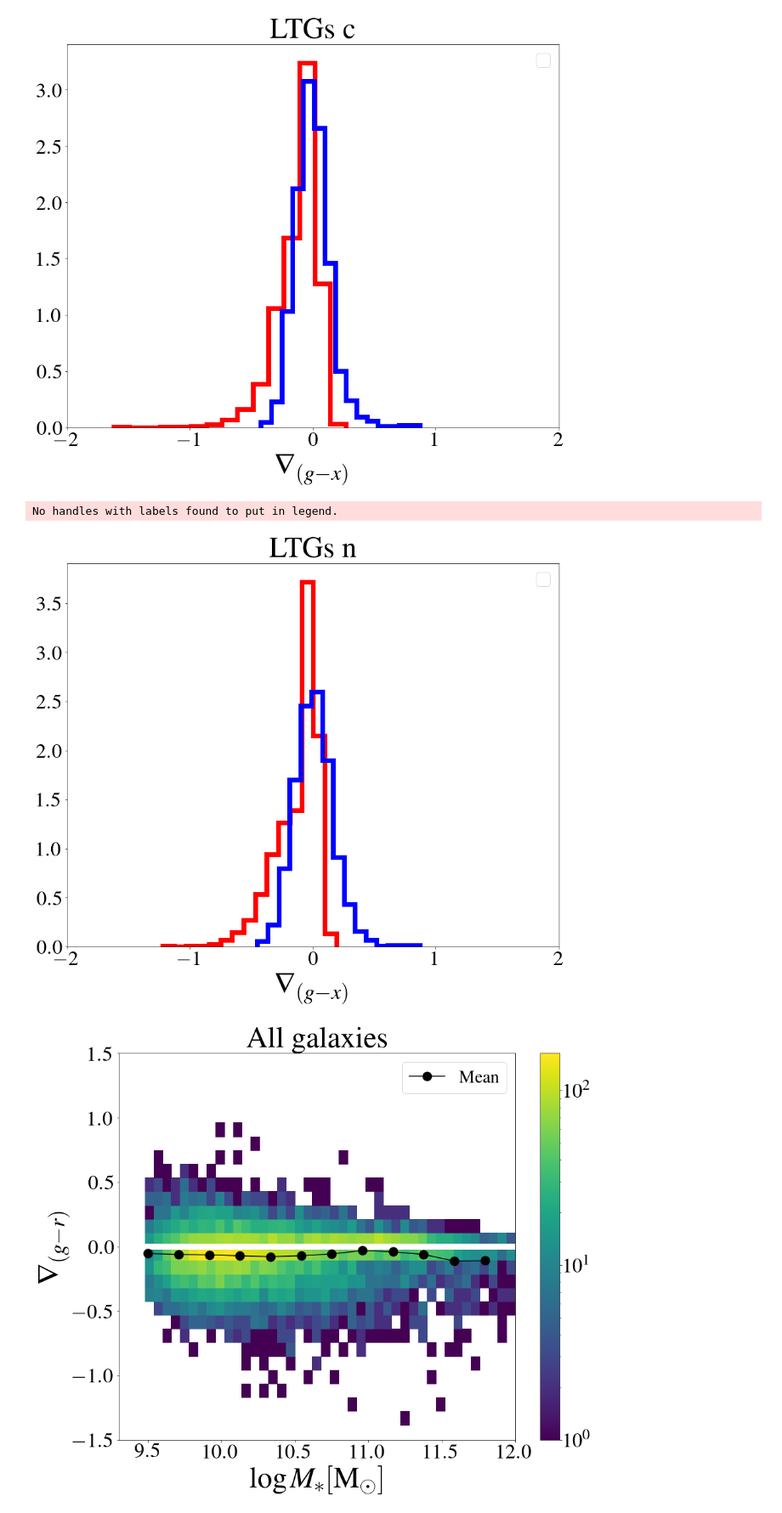
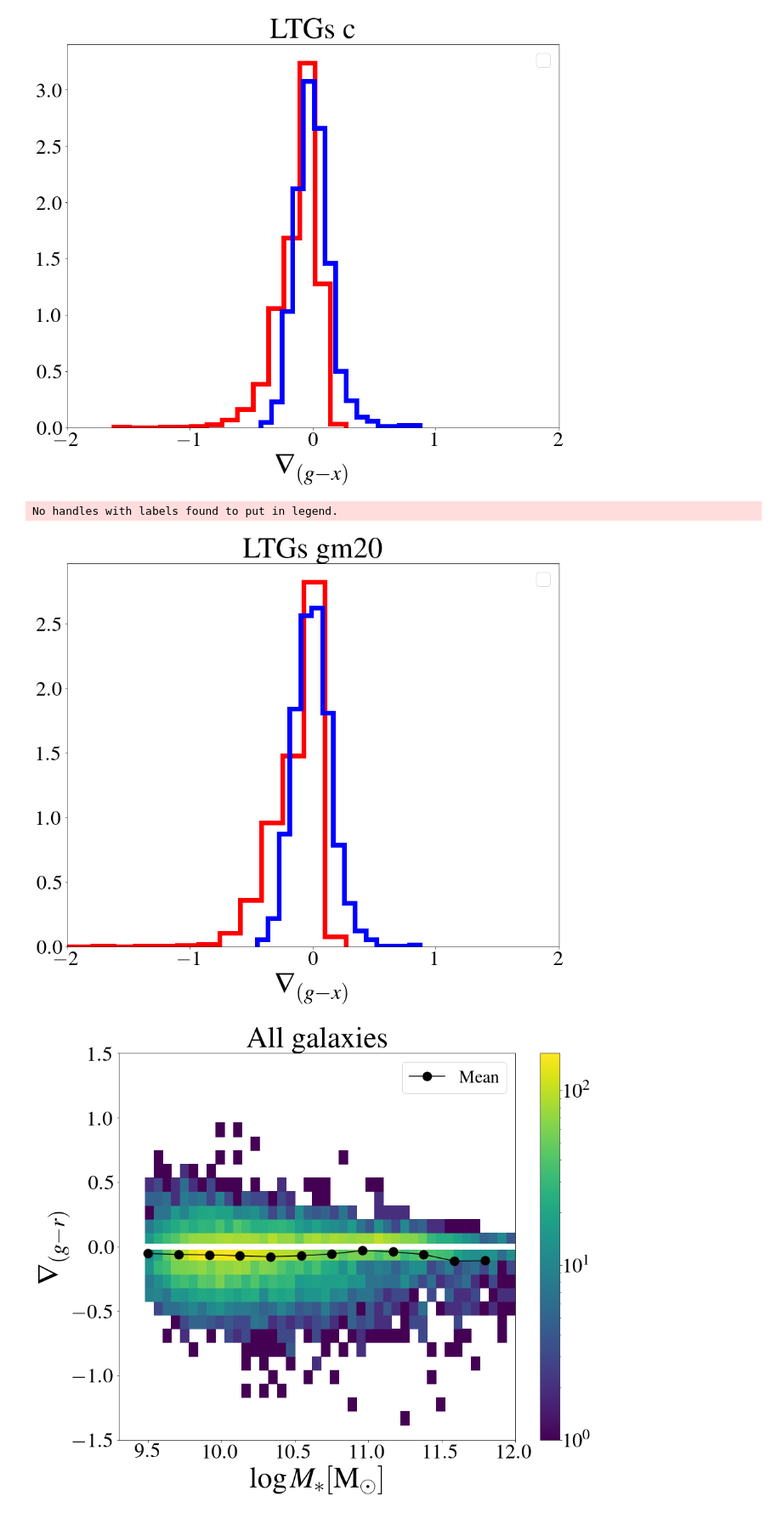
Before and after one commit to Ximena89/UNAM, a Jupyter notebook: mass_frac/sim.ipynb, the cells around one changed output. Shown at 85% size. Saved outputs shown, nothing was run; the diff lists cells and outputs as text; code cells hidden in the pictures.

```diff
--- a/mass_frac/sim.ipynb
+++ b/mass_frac/sim.ipynb
@@ -1153,33 +1251,57 @@ plt.show()
 # %% [output]
 No handles with labels found to put in legend.
 [figure]
+# %%
+
+fig, ax= plt.subplots(figsize=(15,12))
+# the histogram of the data
+plt.hist(grad_gr_red_late_gm20, 15, density=True, histtype='step', color='red', lw=8)
+plt.hist(grad_gr_blue_late_gm20, 15, density=True, histtype='step', color='blue', lw=8)
+
+
+
+plt.xlabel(r'$ \nabla_{(g-x)}$ ', fontsize=50)
+# plt.ylabel('Probability')
+plt.title(r'LTGs gm20')
+# plt.text(60, .025, r'$\mu=100,\ \sigma=15$')
+plt.xlim(-2, 2)
+plt.legend(fontsize=30)
+# plt.ylim(0, 0.03)
+label_size = 35
+matplotlib.rcParams['axes.titlesize'] = 50
+matplotlib.rcParams['xtick.labelsize'] = label_size
+matplotlib.rcParams['ytick.labelsize'] = label_size
+
+plt.savefig('/Users/ximena/Desktop/UNAM/UNAM/mass_frac/sim//hist_gr_color_late_gm20_sim.png',format='png',dpi=200, bbox_inches = 'tight')
+
+plt.show()
+# %% [output]
+No handles with labels found to put in legend.
+[figure, added]
 # %%
 
-fig, ax= plt.subplots(figsize=(15,12))
-# the histogram of the data
-plt.hist(grad_gr_red_late_n, 15, density=True, histtype='step', color='red', lw=8)
-plt.hist(grad_gr_blue_late_n, 15, density=True, histtype='step', color='blue', lw=8)
+# fig, ax= plt.subplots(figsize=(15,12))
+# # the histogram of the data
+# plt.hist(grad_gr_red_late_n, 15, density=True, histtype='step', color='red', lw=8)
+# plt.hist(grad_gr_blue_late_n, 15, density=True, histtype='step', color='blue', lw=8)
 
 
 
-plt.xlabel(r'$ \nabla_{(g-x)}$ ', fontsize=50)
-# plt.ylabel('Probability')
-plt.title(r'LTGs n')
-# plt.text(60, .025, r'$\mu=100,\ \sigma=15$')
-plt.xlim(-2, 2)
-plt.legend(fontsize=30)
-# plt.ylim(0, 0.03)
-label_size = 35
-matplotlib.rcParams['axes.titlesize'] = 50
-matplotlib.rcParams['xtick.labelsize'] = label_size
-matplotlib.rcParams['ytick.labelsize'] = label_size
+# plt.xlabel(r'$ \nabla_{(g-x)}$ ', fontsize=50)
+# # plt.ylabel('Probability')
+# plt.title(r'LTGs n')
+# # plt.text(60, .025, r'$\mu=100,\ \sigma=15$')
+# plt.xlim(-2, 2)
+# plt.legend(fontsize=30)
+# # plt.ylim(0, 0.03)
+# label_size = 35
+# matplotlib.rcParams['axes.titlesize'] = 50
+# matplotlib.rcParams['xtick.labelsize'] = label_size
+# matplotlib.rcParams['ytick.labelsize'] = label_size
 
-plt.savefig('/Users/ximena/Desktop/UNAM/UNAM/mass_frac/sim//hist_gr_color_late_n_sim.png',format='png',dpi=200, bbox_inches = 'tight')
+# plt.savefig('/Users/ximena/Desktop/UNAM/UNAM/mass_frac/sim//hist_gr_color_late_n_sim.png',format='png',dpi=200, bbox_inches = 'tight')
 
-plt.show()
+# plt.show()
-# %% [output]
-No handles with labels found to put in legend.
-[figure, removed]
 # %%
 fig, ax= plt.subplots(figsize=(15,12))
 
```
Also changed, not shown: parts of 22 cells of this notebook.
